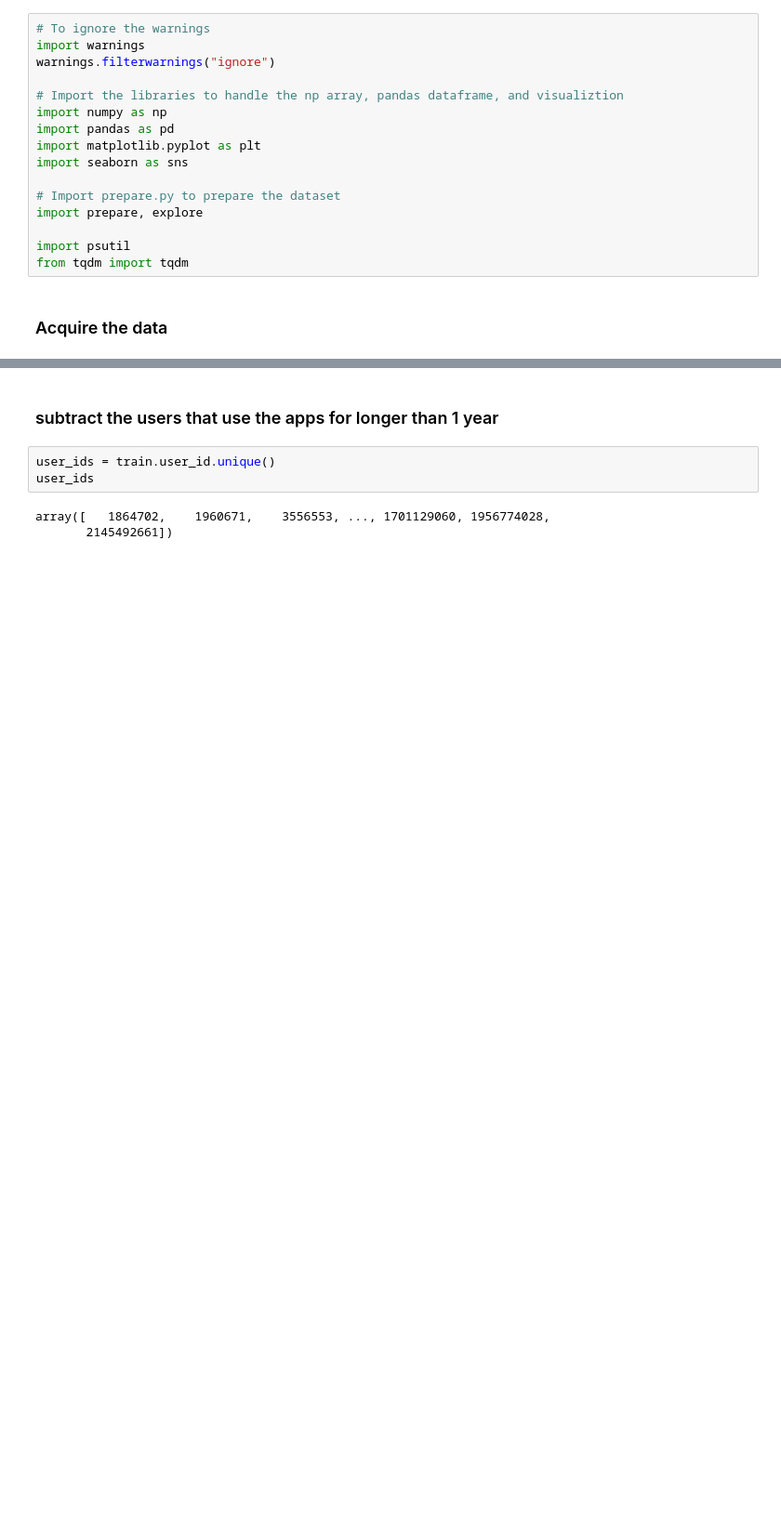
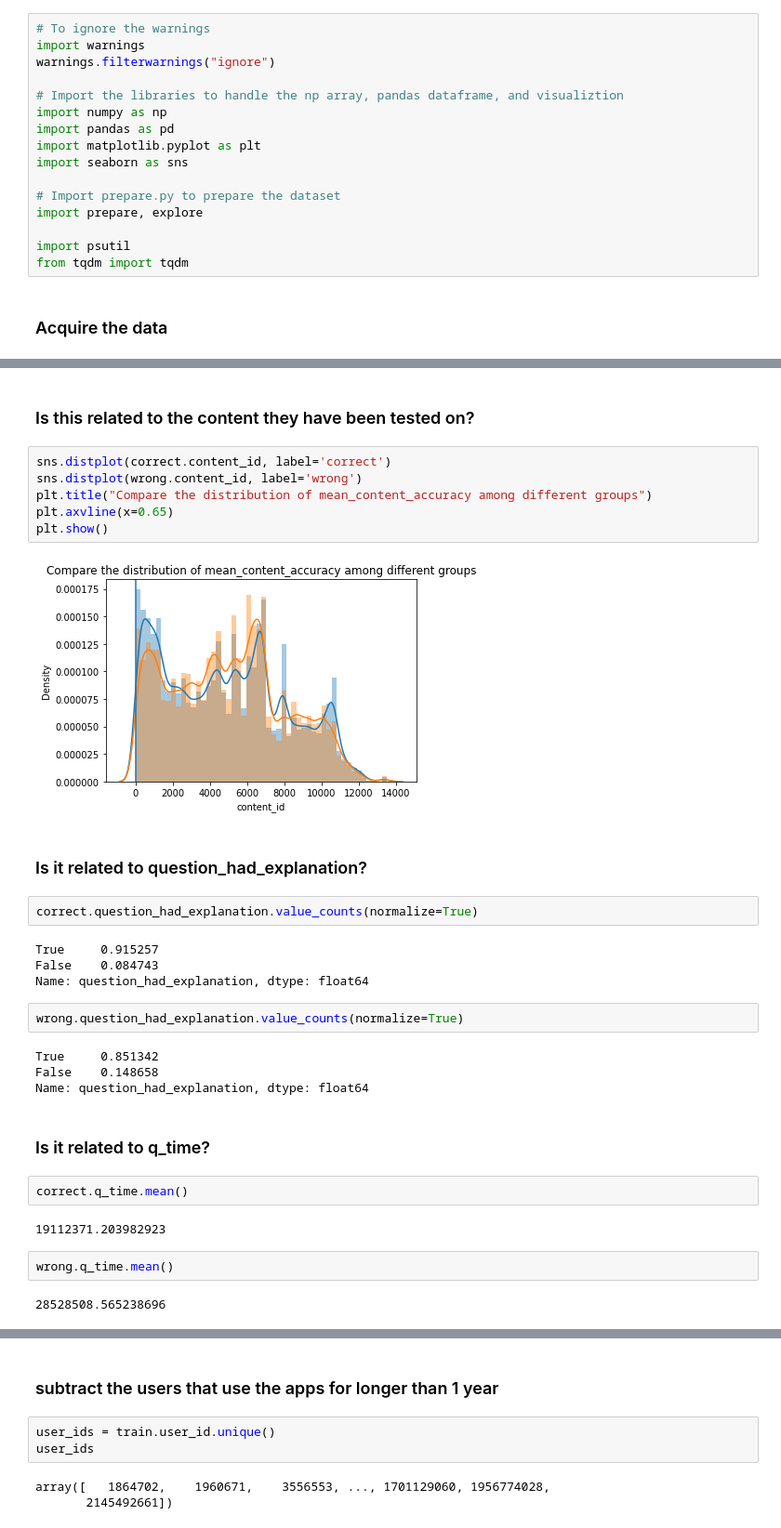
Before and after one commit to Yongliang-Shi/riiid_answer_correctness_prediction, a Jupyter notebook: explore.ipynb, the cells around one changed output, grey strips where cells are left out. Shown: that part at 93% size. Cells and saved outputs as stored; diff of their text form; blank space fills up the shorter version.

```diff
--- a/explore.ipynb
+++ b/explore.ipynb
@@ -81,0 +169,34 @@ plt.show()
+# %% [markdown]
+### Is this related to the content they have been tested on?
+# %%
+sns.distplot(correct.content_id, label='correct')
+sns.distplot(wrong.content_id, label='wrong')
+plt.title("Compare the distribution of mean_content_accuracy among different groups")
+plt.axvline(x=0.65)
+plt.show()
+# %% [output]
+[figure, added]
+# %% [markdown]
+### Is it related to question_had_explanation?
+# %%
+correct.question_had_explanation.value_counts(normalize=True)
+# %% [output]
+True     0.915257
+False    0.084743
+Name: question_had_explanation, dtype: float64
+# %%
+wrong.question_had_explanation.value_counts(normalize=True)
+# %% [output]
+True     0.851342
+False    0.148658
+Name: question_had_explanation, dtype: float64
+# %% [markdown]
+### Is it related to q_time?
+# %%
+correct.q_time.mean()
+# %% [output]
+19112371.203982923
+# %%
+wrong.q_time.mean()
+# %% [output]
+28528508.565238696
```
Also changed, not shown: parts of 27 cells of this notebook.
